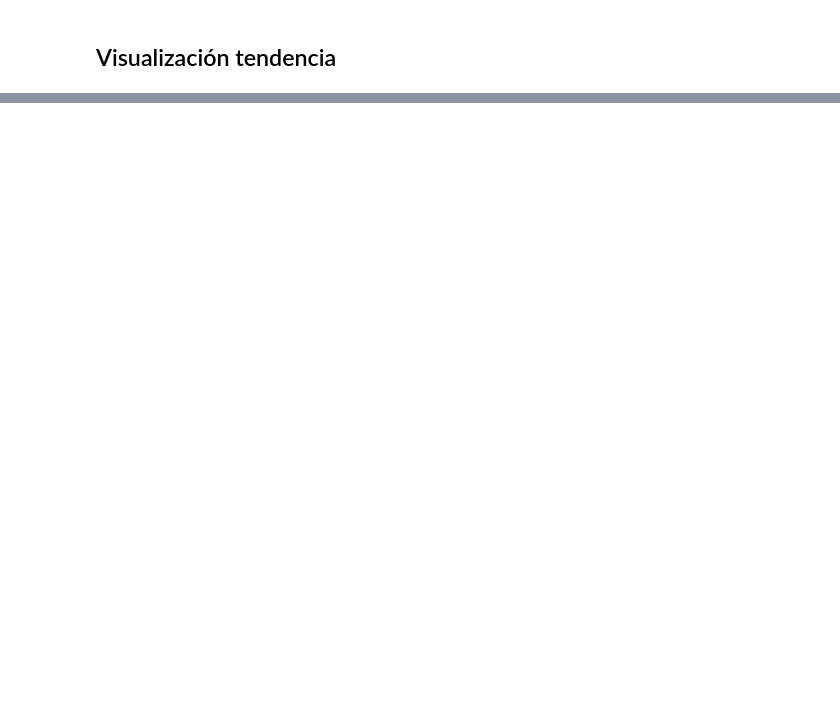
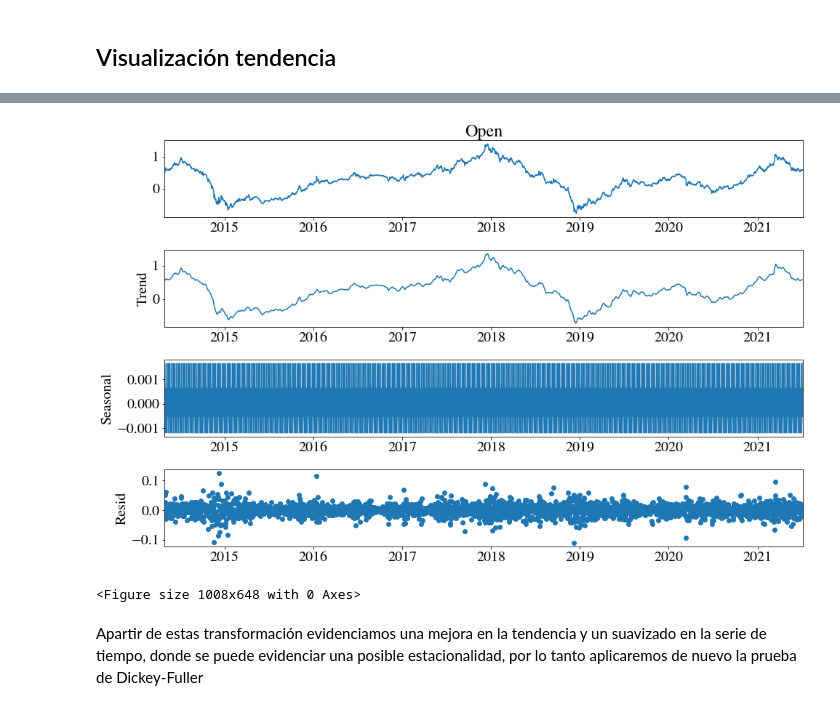
Before and after one commit to Eherran/monografia, a Jupyter notebook: Codigo/01_EDA.ipynb, the cells around one changed output, grey strips where cells are left out. Cells and saved outputs as stored; diff of their text form; code cells hidden in the pictures; blank space fills up the shorter version.

```diff
--- a/Codigo/01_EDA.ipynb
+++ b/Codigo/01_EDA.ipynb
@@ -134,0 +432,14 @@ plt.show()
+# %%
+bitcoinLog10_diff = bitcoinOpen_log10.Open.diff(365).dropna()
+# %%
+plt.rcParams['figure.figsize'] = (14, 9)
+
+s_dec_additive = seasonal_decompose(bitcoinLog10_diff, model = "additive")
+s_dec_additive.plot()
+plt.show()
+plt.savefig("seasonal_decompose_bitcoint_Log10_diff.jpg", bbox_inches='tight')
+# %% [output]
+[figure, added]
+<Figure size 1008x648 with 0 Axes>
+# %% [markdown]
+Apartir de estas transformación evidenciamos una mejora en la tendencia y un suavizado en la serie de tiempo, donde se puede evidenciar una posible estacionalidad, por lo tanto aplicaremos de nuevo la prueba de Dickey-Fuller
```
Also changed, not shown: parts of 78 cells of this notebook.
